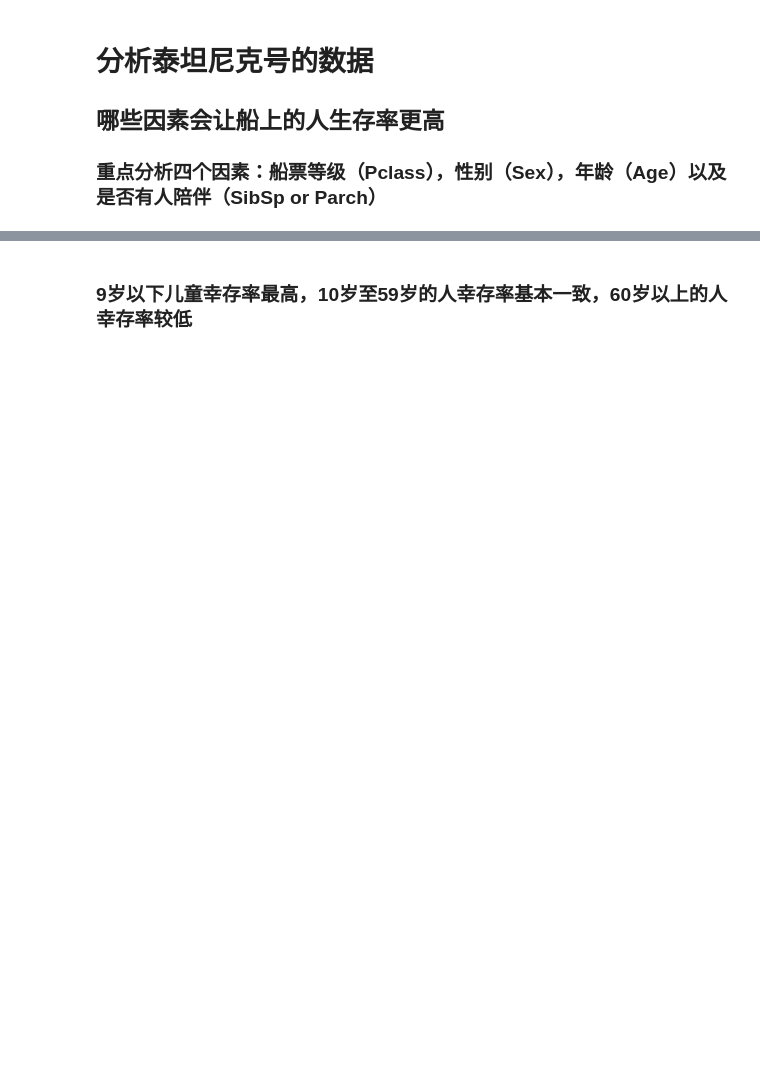
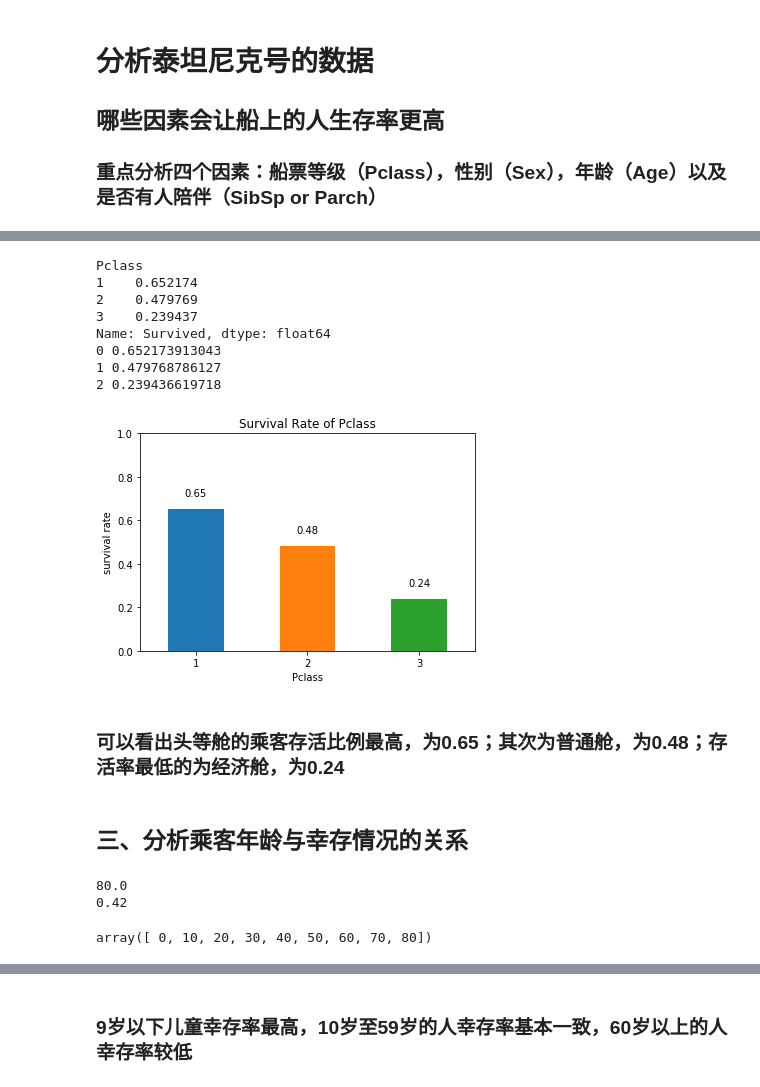
Before and after one commit to MartinSnow/ExploreData, a Jupyter notebook: ExploreData.ipynb, the cells around one changed output, grey strips where cells are left out. Drawn from its saved outputs; the diff is of its cells as text; code cells hidden in the pictures; blank space fills up the shorter version.

```diff
--- a/ExploreData.ipynb
+++ b/ExploreData.ipynb
@@ -141,0 +136,36 @@ plt.scatter(titanic_age_range['converted_age'], titanic_age_range['Parch'], s=ti
+# %%
+survived_Pclass = df.groupby('Pclass')['Survived'].mean()  #购买不同等级船票的乘客的幸存比例
+print survived_Pclass
+survived_Pclass.plot(kind='bar')
+plt.ylim(0, 1)  #设定 y 轴坐标范围
+plt.xticks(rotation=0)  #设定 x 轴刻度值的角度
+plt.ylabel('survival rate')
+plt.title('Survival Rate of Pclass')
+for x, y in enumerate(survived_Pclass.tolist()):  #为柱状图添加 y 轴数值
+    print x, y
+    plt.text(x, y+0.05, '%.2f' % y, ha='center', va= 'bottom',fontsize=10)
+# %% [output]
+Pclass
+1    0.652174
+2    0.479769
+3    0.239437
+Name: Survived, dtype: float64
+0 0.652173913043
+1 0.479768786127
+2 0.239436619718
+[figure, added]
+# %% [markdown]
+### 可以看出头等舱的乘客存活比例最高，为0.65；其次为普通舱，为0.48；存活率最低的为经济舱，为0.24
+# %% [markdown]
+## 三、分析乘客年龄与幸存情况的关系
+# %%
+print df['Age'].max()
+print df['Age'].min()
+# %% [output]
+80.0
+0.42
+# %%
+bins = np.arange(0,90,10)
+bins
+# %% [output]
+array([ 0, 10, 20, 30, 40, 50, 60, 70, 80])
```
Also changed, not shown: parts of 50 cells of this notebook, 1 other file.
